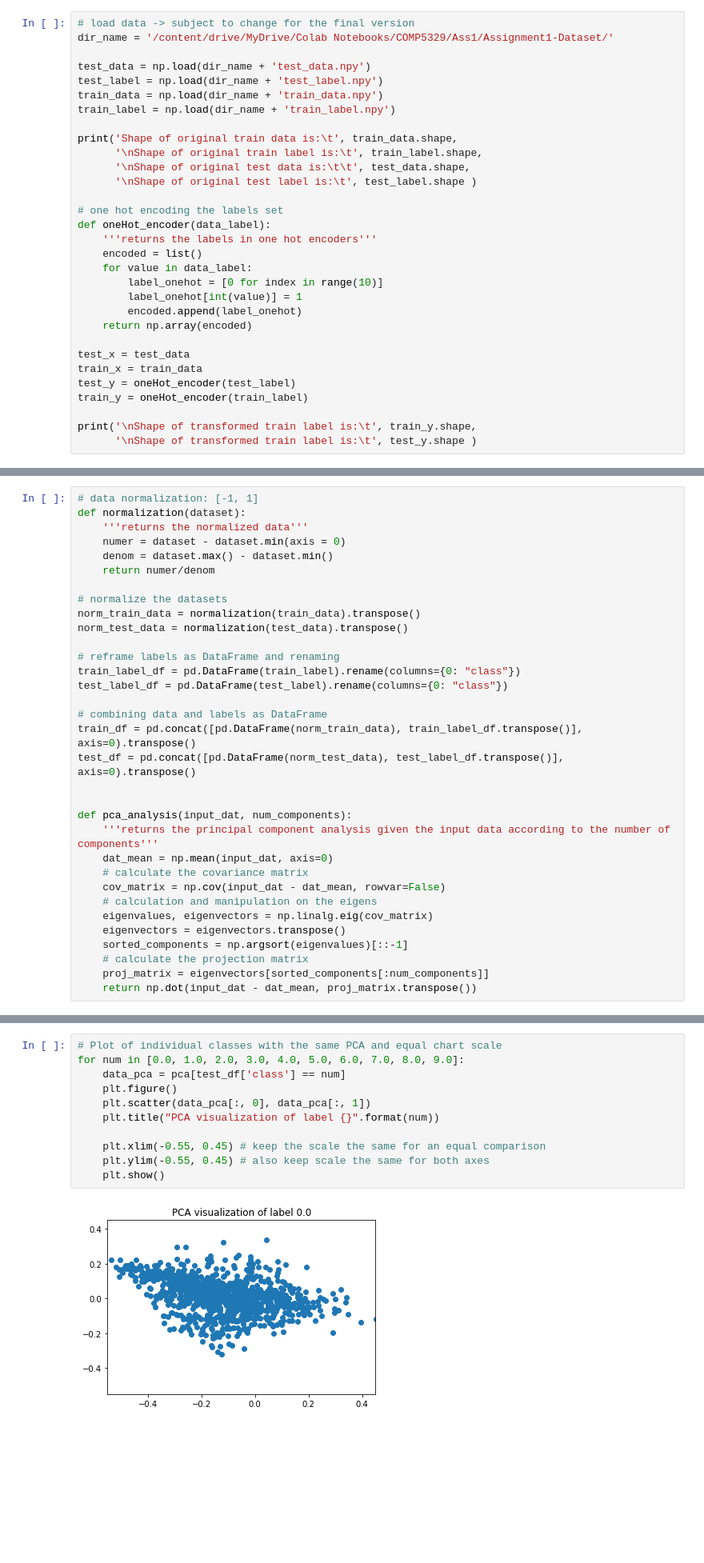
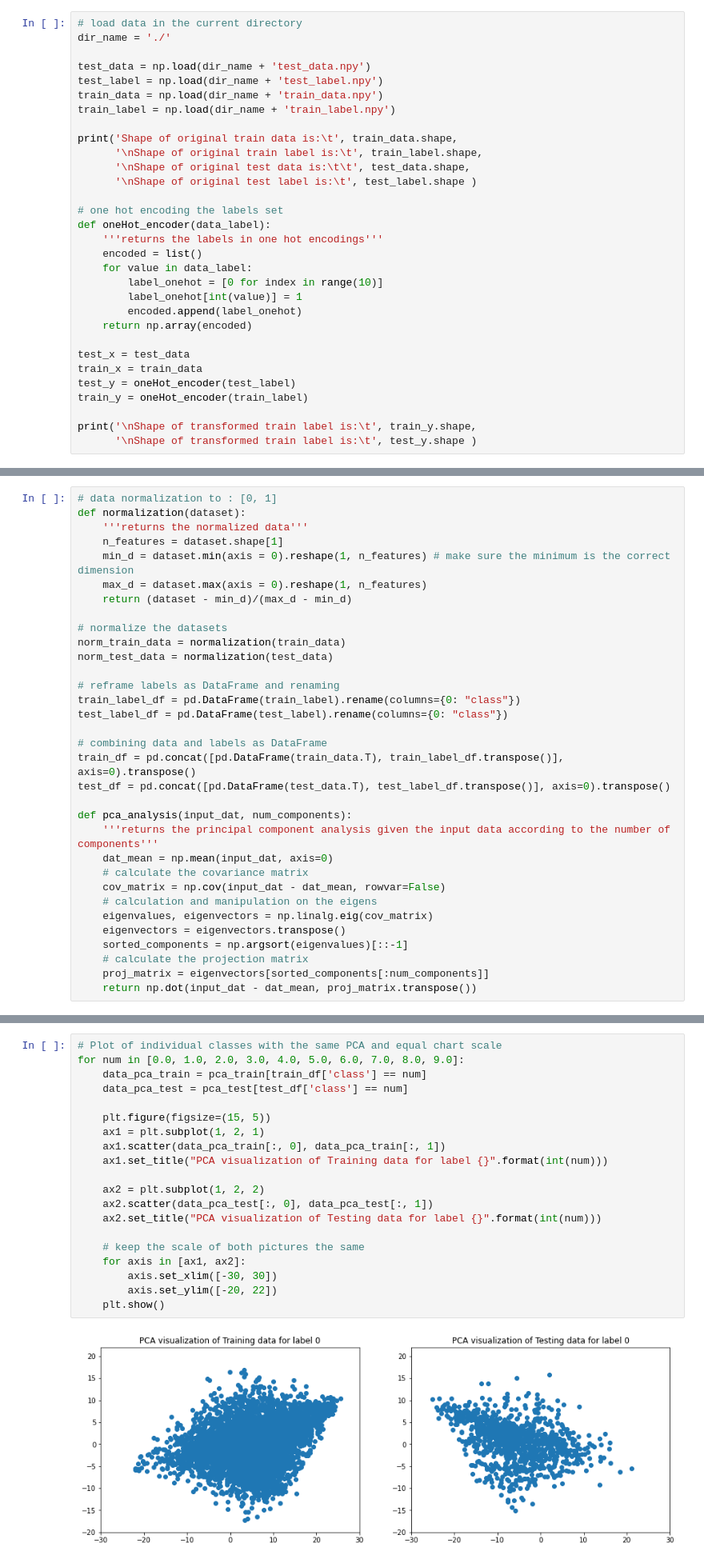
Before and after one commit to Wattsy2020/DeepLearningA1, a Jupyter notebook: Code.ipynb, the cells around one changed output, grey strips where cells are left out. Shown at 80% size. Drawn from its saved outputs; the diff is of its cells as text; blank space fills up the shorter version.

Commit message:
Final version, including full MLP and Experiments

```diff
--- a/Code.ipynb
+++ b/Code.ipynb
@@ -44,6 +37,6 @@ Mounted at /content/drive
 # %%
-# load data -> subject to change for the final version
-dir_name = '/content/drive/MyDrive/Colab Notebooks/COMP5329/Ass1/Assignment1-Dataset/'
+# load data in the current directory
+dir_name = './'
 
 test_data = np.load(dir_name + 'test_data.npy')
 test_label = np.load(dir_name + 'test_label.npy')
@@ -57,7 +50,7 @@ print('Shape of original train data is:\t', train_data.shape,
 
 # one hot encoding the labels set
 def oneHot_encoder(data_label):
-    '''returns the labels in one hot encoders'''
+    '''returns the labels in one hot encodings'''
     encoded = list()
     for value in data_label:
         label_onehot = [0 for index in range(10)]
@@ -108,25 +149,25 @@ Data were normalized via dividing by the maximum positive number in the column.
 
 To visualize the dataset, the test data were transformed from (10000, 128) to (10000, 2, 64). According to the scatter plot of the nine classes, there is not much differences of the scatter plots between the classes.
 # %%
-# data normalization: [-1, 1]
+# data normalization to : [0, 1]
 def normalization(dataset):
     '''returns the normalized data'''
-    numer = dataset - dataset.min(axis = 0)
-    denom = dataset.max() - dataset.min()
-    return numer/denom
+    n_features = dataset.shape[1]
+    min_d = dataset.min(axis = 0).reshape(1, n_features) # make sure the minimum is the correct dimension
+    max_d = dataset.max(axis = 0).reshape(1, n_features)
+    return (dataset - min_d)/(max_d - min_d)
 
 # normalize the datasets
-norm_train_data = normalization(train_data).transpose()
-norm_test_data = normalization(test_data).transpose()
+norm_train_data = normalization(train_data)
+norm_test_data = normalization(test_data)
 
 # reframe labels as DataFrame and renaming
 train_label_df = pd.DataFrame(train_label).rename(columns={0: "class"})
 test_label_df = pd.DataFrame(test_label).rename(columns={0: "class"})
 
 # combining data and labels as DataFrame
-train_df = pd.concat([pd.DataFrame(norm_train_data), train_label_df.transpose()], axis=0).transpose()
-test_df = pd.concat([pd.DataFrame(norm_test_data), test_label_df.transpose()], axis=0).transpose()
-
+train_df = pd.concat([pd.DataFrame(train_data.T), train_label_df.transpose()], axis=0).transpose()
+test_df = pd.concat([pd.DataFrame(test_data.T), test_label_df.transpose()], axis=0).transpose()
 
 def pca_analysis(input_dat, num_components):
     '''returns the principal component analysis given the input data according to the number of components'''
@@ -156,13 +216,22 @@ No handles with labels found to put in legend.
 # %%
 # Plot of individual classes with the same PCA and equal chart scale
 for num in [0.0, 1.0, 2.0, 3.0, 4.0, 5.0, 6.0, 7.0, 8.0, 9.0]:
-    data_pca = pca[test_df['class'] == num]
-    plt.figure()
-    plt.scatter(data_pca[:, 0], data_pca[:, 1])
-    plt.title("PCA visualization of label {}".format(num))
+    data_pca_train = pca_train[train_df['class'] == num]
+    data_pca_test = pca_test[test_df['class'] == num]
 
-    plt.xlim(-0.55, 0.45) # keep the scale the same for an equal comparison
-    plt.ylim(-0.55, 0.45) # also keep scale the same for both axes
+    plt.figure(figsize=(15, 5))
+    ax1 = plt.subplot(1, 2, 1)
+    ax1.scatter(data_pca_train[:, 0], data_pca_train[:, 1])
+    ax1.set_title("PCA visualization of Training data for label {}".format(int(num)))
+
+    ax2 = plt.subplot(1, 2, 2)
+    ax2.scatter(data_pca_test[:, 0], data_pca_test[:, 1])
+    ax2.set_title("PCA visualization of Testing data for label {}".format(int(num)))
+
+    # keep the scale of both pictures the same
+    for axis in [ax1, ax2]:
+        axis.set_xlim([-30, 30])
+        axis.set_ylim([-20, 22])
     plt.show()
 # %% [output]
-[figure, old version]
+[figure, new version]
```
Also changed, not shown: parts of 97 cells of this notebook.
